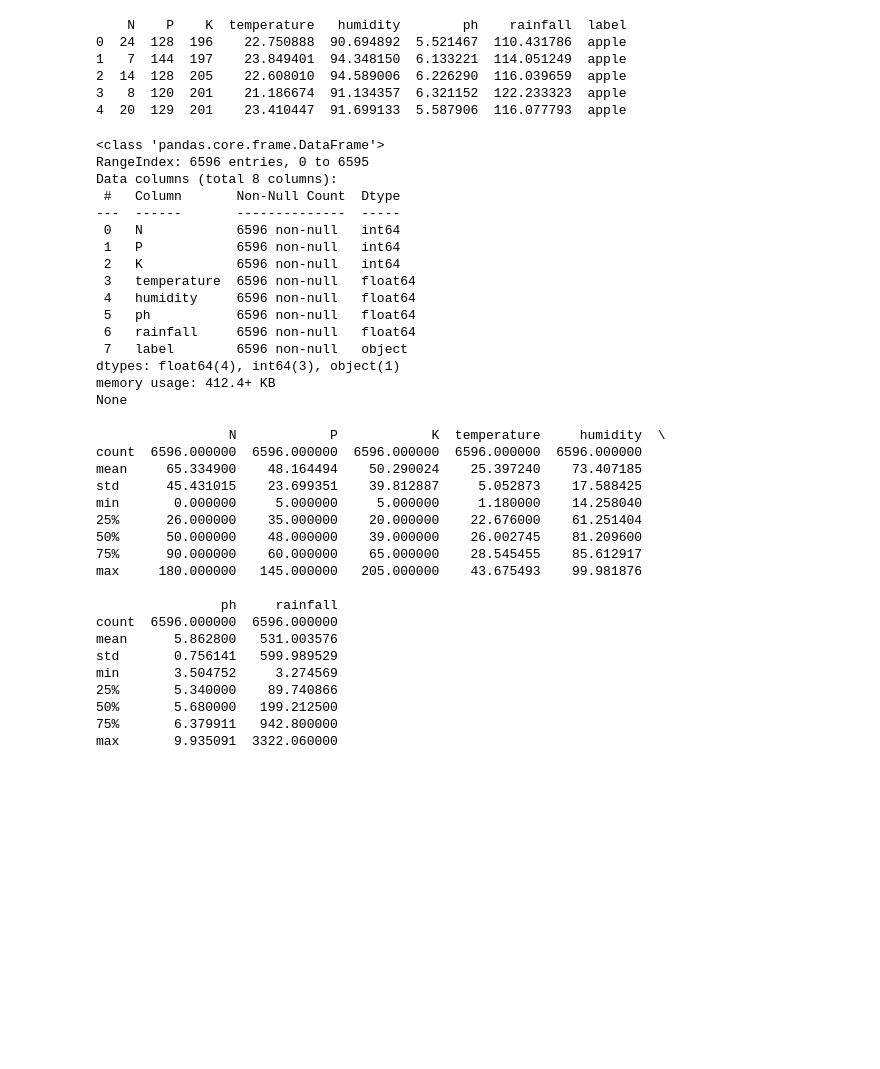
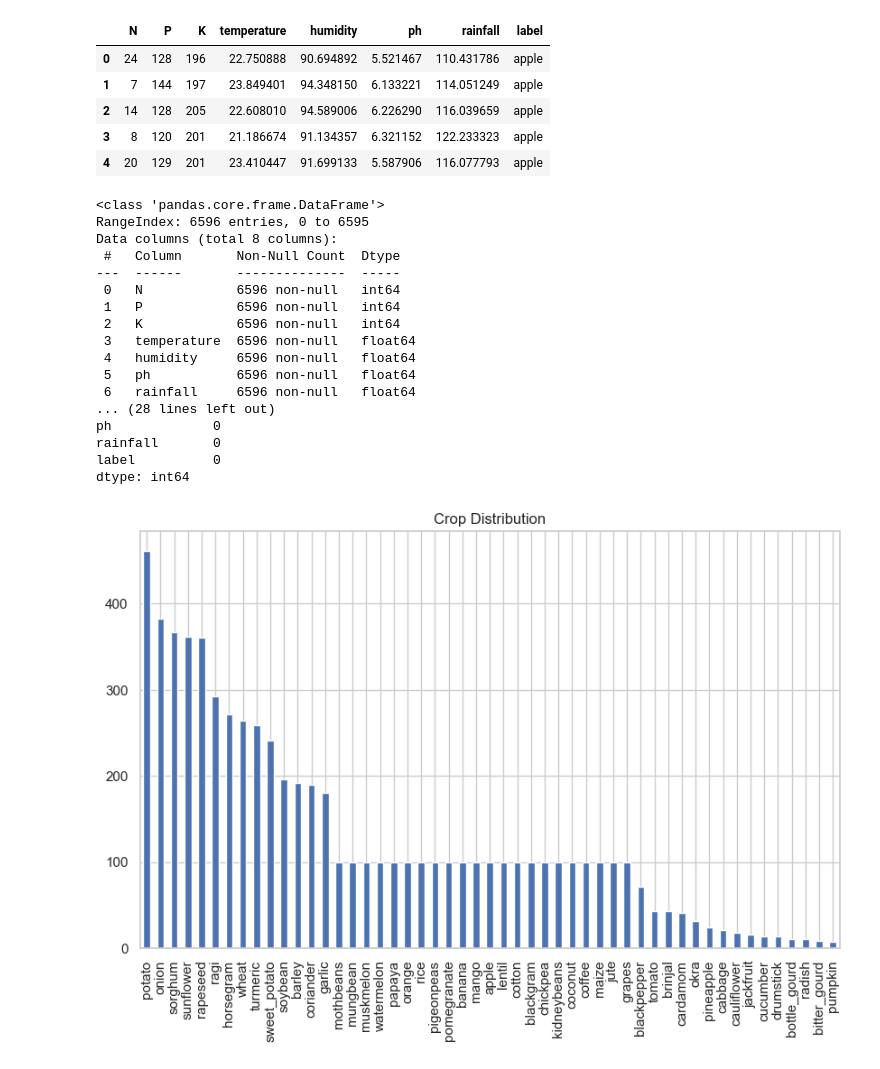
Before and after one commit to ghanshyam47/AgriSense_AI, a Jupyter notebook: ML_Services/model_training/crop_recommendations/crop_model.ipynb, the cells around one changed output. Drawn from its saved outputs; the diff is of its cells as text; code cells hidden in the pictures; blank space fills up the shorter version.

```diff
--- a/ML_Services/model_training/crop_recommendations/crop_model.ipynb
+++ b/ML_Services/model_training/crop_recommendations/crop_model.ipynb
@@ -5,14 +29,18 @@ df = pd.read_csv("merged_crop_dataset.csv")
 # %%
-print(df.head())
+df = pd.read_csv("merged_crop_dataset.csv")  # adjust path if needed
+
+df.head()
 # %% [output]
-    N    P    K  temperature   humidity        ph    rainfall  label
-0  24  128  196    22.750888  90.694892  5.521467  110.431786  apple
-1   7  144  197    23.849401  94.348150  6.133221  114.051249  apple
-2  14  128  205    22.608010  94.589006  6.226290  116.039659  apple
-3   8  120  201    21.186674  91.134357  6.321152  122.233323  apple
-4  20  129  201    23.410447  91.699133  5.587906  116.077793  apple
+|  | N | P | K | temperature | humidity | ph | rainfall | label |
+| 0 | 24 | 128 | 196 | 22.750888 | 90.694892 | 5.521467 | 110.431786 | apple |
+| 1 | 7 | 144 | 197 | 23.849401 | 94.348150 | 6.133221 | 114.051249 | apple |
+| 2 | 14 | 128 | 205 | 22.608010 | 94.589006 | 6.226290 | 116.039659 | apple |
+| 3 | 8 | 120 | 201 | 21.186674 | 91.134357 | 6.321152 | 122.233323 | apple |
+| 4 | 20 | 129 | 201 | 23.410447 | 91.699133 | 5.587906 | 116.077793 | apple |
 # %%
 print(df.info())
+print(df.describe())
+print(df.isnull().sum())
 # %% [output]
 <class 'pandas.core.frame.DataFrame'>
 RangeIndex: 6596 entries, 0 to 6595
@@ -26,7 +54,8 @@ Data columns (total 8 columns):
  4   humidity     6596 non-null   float64
  5   ph           6596 non-null   float64
  6   rainfall     6596 non-null   float64
- 7   label        6596 non-null   object
-dtypes: float64(4), int64(3), object(1)
-memory usage: 412.4+ KB
-None
+... (28 lines left out)
+ph             0
+rainfall       0
+label          0
+dtype: int64
@@ -33,23 +64,8 @@ None
 # %%
-print(df.describe())
+plt.figure(figsize=(10,6))
+df['label'].value_counts().plot(kind='bar')
+plt.title("Crop Distribution")
+plt.show()
 # %% [output]
-                 N            P            K  temperature     humidity  \
-count  6596.000000  6596.000000  6596.000000  6596.000000  6596.000000
-mean     65.334900    48.164494    50.290024    25.397240    73.407185
-std      45.431015    23.699351    39.812887     5.052873    17.588425
-min       0.000000     5.000000     5.000000     1.180000    14.258040
-25%      26.000000    35.000000    20.000000    22.676000    61.251404
-50%      50.000000    48.000000    39.000000    26.002745    81.209600
-75%      90.000000    60.000000    65.000000    28.545455    85.612917
-max     180.000000   145.000000   205.000000    43.675493    99.981876
-
-                ph     rainfall
-count  6596.000000  6596.000000
-mean      5.862800   531.003576
-std       0.756141   599.989529
-min       3.504752     3.274569
-25%       5.340000    89.740866
-50%       5.680000   199.212500
-75%       6.379911   942.800000
-max       9.935091  3322.060000
+[figure, added]
 # %%
```
Also changed, not shown: parts of 16 cells of this notebook, 3 other files.
